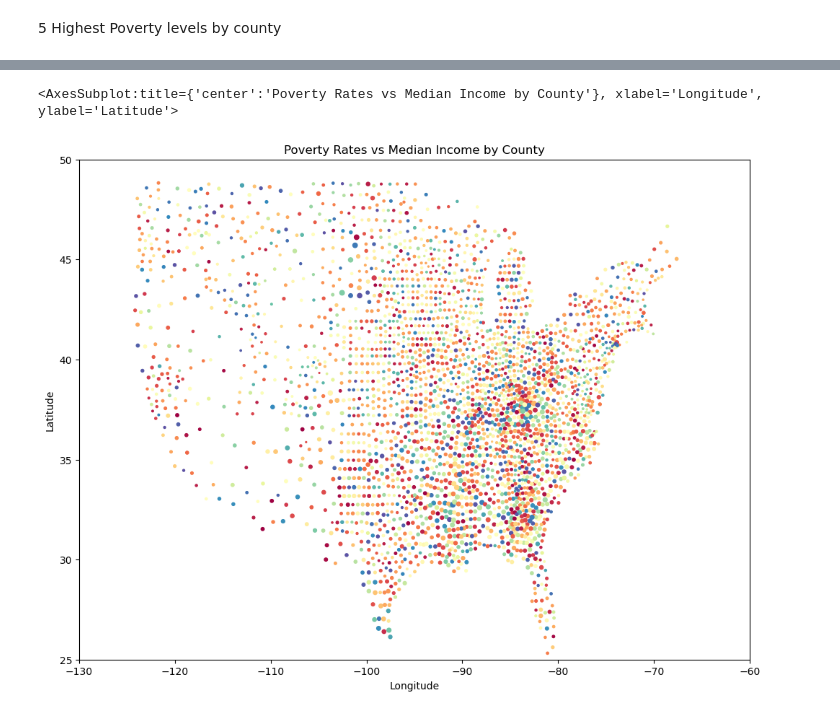
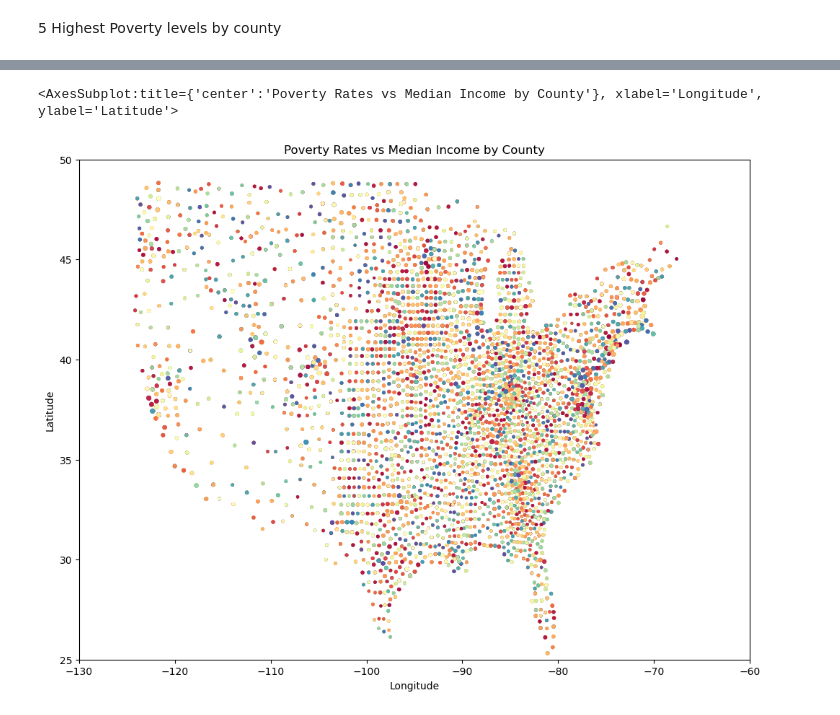
Before and after one commit to sammoe60/data-vikings, a Jupyter notebook: kendra/kendra.ipynb, the cells around one changed output, grey strips where cells are left out. Drawn from its saved outputs; the diff is of its cells as text; code cells hidden in the pictures.

Commit message:
Adding county to etl

```diff
--- a/kendra/kendra.ipynb
+++ b/kendra/kendra.ipynb
@@ -259,3 +256,3 @@ county2021_df.head(5)
 # %%
-county2021_locs_df = county2021_df.merge(uscounties_df, how='left', left_on=['STATE_NAME', 'COUNTY'], right_on=['STATE_NAME', 'COUNTY_FULL'])
+county_locs_df = county_df.merge(uscounties_df, how='left', left_on=['STATE_NAME', 'COUNTY'], right_on=['STATE_NAME', 'COUNTY_FULL'])
 # %%
@@ -268,2 +265,2 @@ county2021_locs_df.head(3)
 # %%
-county2021_final = county2021_locs_df[county2021_locs_df['STATE_NAME','PR_ALL','PR_YOUTH','MED_HH_INCOME','COUNTY_FULL','LAT','LNG','POPULATION']]
+county_final = county_locs_df[['STATE_NAME','YEAR','PR_ALL','PR_YOUTH','MED_HH_INCOME','COUNTY_FULL','LAT','LNG','POPULATION']]
@@ -274 +269,5 @@ county2021_final = county2021_locs_df[['STATE_NAME','PR_ALL','PR_YOUTH','MED_HH_
+# %%
+for i in range(len(county_final)):
+    if county_final.loc[i, "YEAR"] != 2020:
+        county_final.loc[i,'POPULATION'] = None
 # %%
@@ -287,8 +286,8 @@ np.random.seed(seed=30)
 
 cmap = matplotlib.cm.get_cmap('Spectral') # Getting a list of color values.
 # %%
-color_dict = pd.Series({k:cmap(np.random.rand()) for k in county2021_final['PR_ALL'].unique()})
+color_dict = pd.Series({k:cmap(np.random.rand()) for k in county_final['PR_ALL'].unique()})
 color_dict.name = 'color_dict'
 
-county2021_final = pd.merge(county2021_final, color_dict, how='left', left_on='PR_ALL', right_index=True)
+county_final = pd.merge(county_final, color_dict, how='left', left_on='PR_ALL', right_index=True)
 # %%
@@ -296,9 +295,9 @@ lowest10 = county2021_final.nsmallest(10,'PR_ALL')
 # %%
 
 
 
-county2021_final.plot.scatter(x='LNG', y='LAT', ylim=(25,50), xlim=(-130,-60),s=(county2021_final['PR_ALL']/2),c=county2021_final['color_dict'],figsize=(12,9),title="Poverty Rates vs Median Income by County", xlabel='Longitude',ylabel='Latitude')
+county_final.plot.scatter(x='LNG', y='LAT', ylim=(25,50), xlim=(-130,-60),s=(county_final['MED_HH_INCOME']/8000),c=county_final['color_dict'],figsize=(12,9),title="Poverty Rates vs Median Income by County", xlabel='Longitude',ylabel='Latitude')
 # %% [output]
 <AxesSubplot:title={'center':'Poverty Rates vs Median Income by County'}, xlabel='Longitude', ylabel='Latitude'>
-[figure, old version]
+[figure, new version]
 # %%
```
Also changed, not shown: parts of 11 cells of this notebook, 4 other files.
